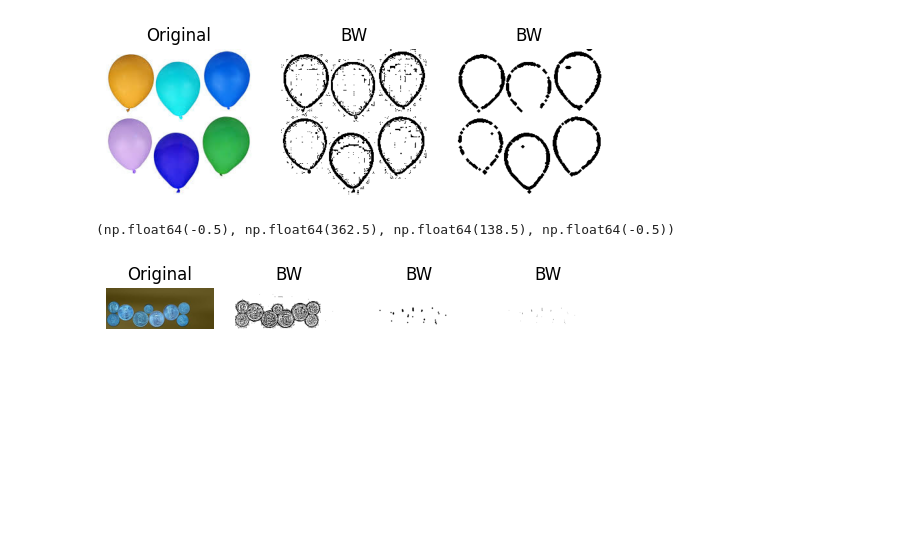
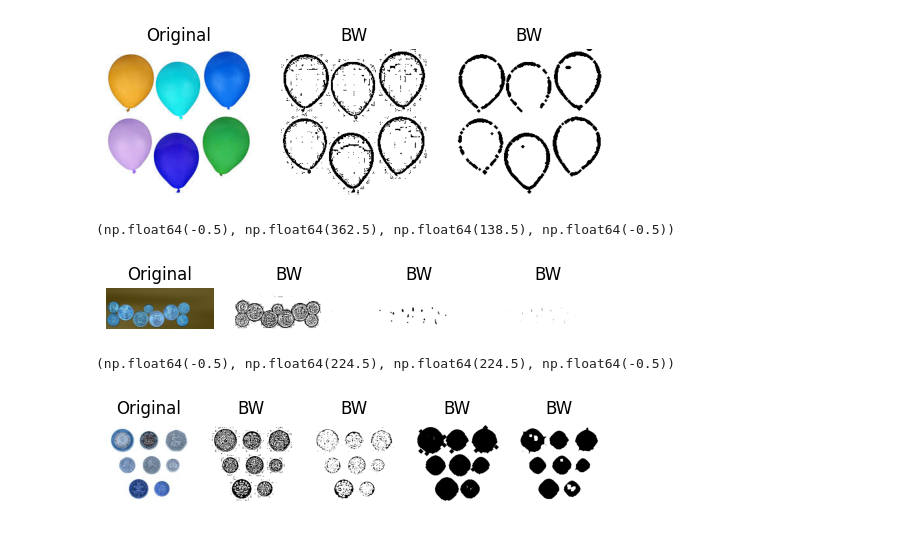
Before and after one commit to Pharseus/Image-Processing, a Jupyter notebook: week4_image_processing.ipynb, the cells around one changed output. Saved outputs shown, nothing was run; the diff lists cells and outputs as text; code cells hidden in the pictures; blank space fills up the shorter version.

```diff
--- a/week4_image_processing.ipynb
+++ b/week4_image_processing.ipynb
@@ -474,3 +492,60 @@ plt.axis("off")
 # %% [output]
 (np.float64(-0.5), np.float64(362.5), np.float64(138.5), np.float64(-0.5))
 [figure]
+# %%
+im = cv2.imread(f'{file_path}/coins2.jpeg')
+
+gray_im = cv2.cvtColor(im, cv2.COLOR_BGR2GRAY)
+
+#read BW image
+# tresh,BW_im = cv2.threshold(gray_im,150,255,cv2.THRESH_BINARY)
+BW_im = cv2.adaptiveThreshold(
+    gray_im, 255, cv2.ADAPTIVE_THRESH_GAUSSIAN_C,
+    cv2.THRESH_BINARY, 11, 2
+)
+
+kernel_vertical = np.array([[0,1,0],
+                            [0,1,0],
+                            [0,1,0]], dtype=np.uint8)
+kernel_horizontal = np.array([[0,0,0],
+                              [1,1,1],
+                              [0,0,0]], dtype=np.uint8)
+kernel_ones = np.ones((2,2), dtype=np.uint8)
+kernel_ones3 = np.ones((3,3), dtype=np.uint8)
+
+kernel_cross = np.array([[0,1,0],
+                        [1,1,1],
+                        [0,1,0]], dtype=np.uint8)
+
+dilation = cv2.dilate(BW_im, kernel_ones, iterations=1)
+eroded = cv2.erode(dilation, kernel_cross, iterations=6)
+dilation_v2 = cv2.dilate(eroded, kernel_ones3, iterations=3)
+
+
+plt.subplot(1,5,1)
+plt.imshow(im)
+plt.title("Original")
+plt.axis("off")
+
+plt.subplot(1,5,2)
+plt.imshow(BW_im, cmap="gray")
+plt.title("BW")
+plt.axis("off")
+
+plt.subplot(1,5,3)
+plt.imshow(dilation, cmap="gray")
+plt.title("BW")
+plt.axis("off")
+
+plt.subplot(1,5,4)
+plt.imshow(eroded, cmap="gray")
+plt.title("BW")
+plt.axis("off")
+
+plt.subplot(1,5,5)
+plt.imshow(dilation_v2, cmap="gray")
+plt.title("BW")
+plt.axis("off")
+# %% [output]
+(np.float64(-0.5), np.float64(224.5), np.float64(224.5), np.float64(-0.5))
+[figure, added]
```
Also changed, not shown: parts of 3 cells of this notebook.
